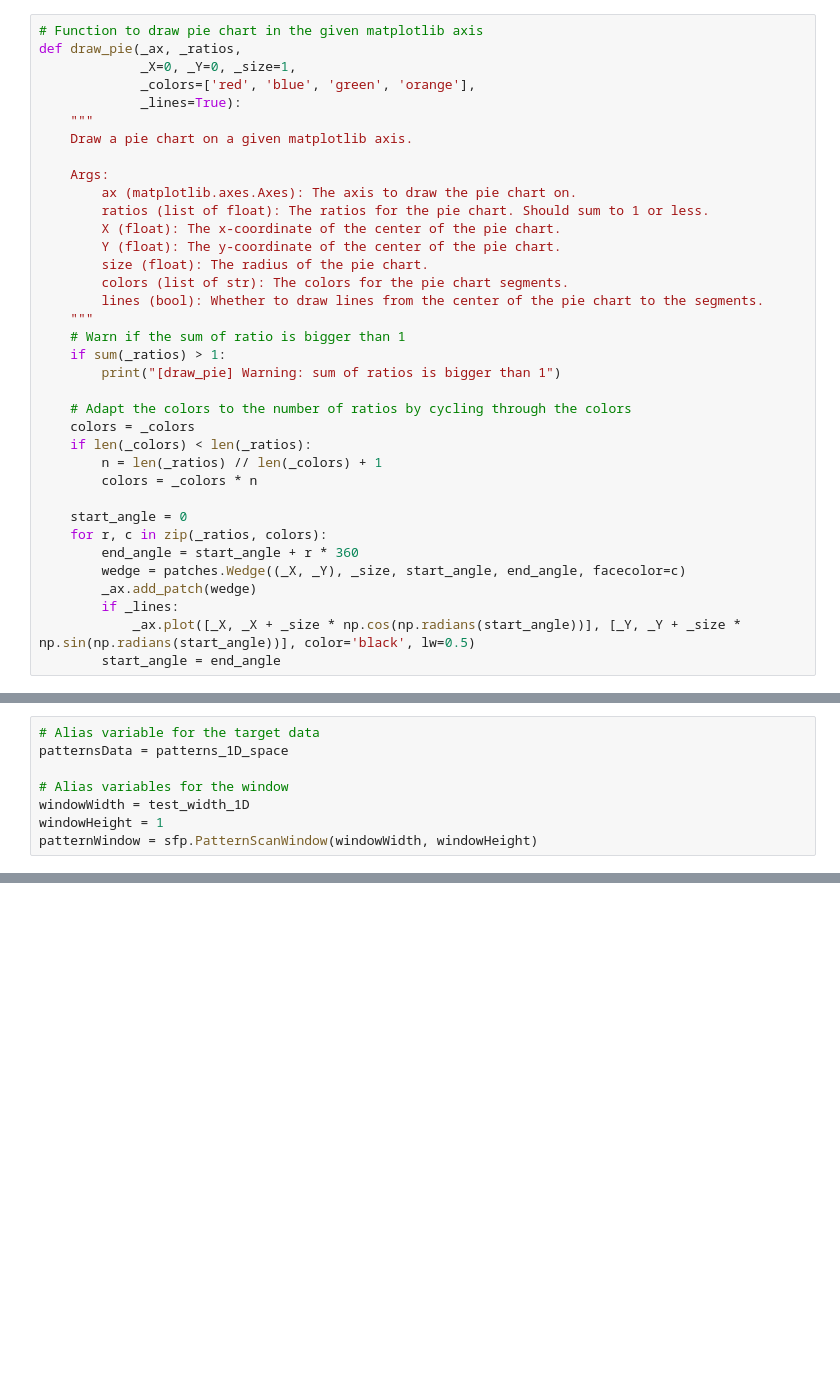
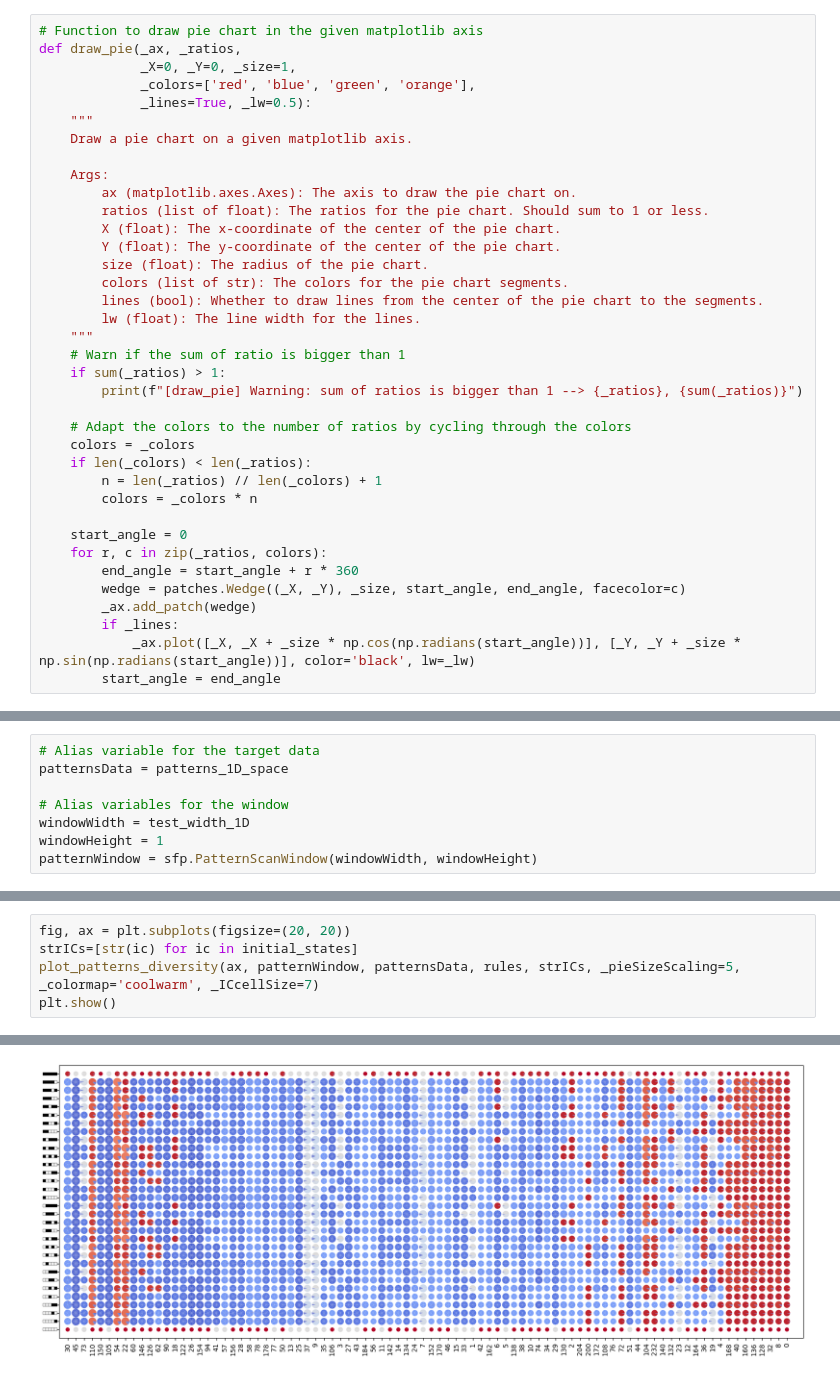
Before and after one commit to LittleCoinCoin/CA_pins, a Jupyter notebook: AnalyzePatternCounts.ipynb, the cells around one changed output, grey strips where cells are left out. Drawn from its saved outputs; the diff is of its cells as text; blank space fills up the shorter version.

```diff
--- a/AnalyzePatternCounts.ipynb
+++ b/AnalyzePatternCounts.ipynb
@@ -82,7 +175,7 @@ print(bitstring_to_array("sgr0sgr1sgr0sgr1"))
 def draw_pie(_ax, _ratios,
              _X=0, _Y=0, _size=1,
              _colors=['red', 'blue', 'green', 'orange'],
-             _lines=True):
+             _lines=True, _lw=0.5):
     """
     Draw a pie chart on a given matplotlib axis.
 
@@ -94,10 +187,11 @@ def draw_pie(_ax, _ratios,
         size (float): The radius of the pie chart.
         colors (list of str): The colors for the pie chart segments.
         lines (bool): Whether to draw lines from the center of the pie chart to the segments.
+        lw (float): The line width for the lines.
     """
     # Warn if the sum of ratio is bigger than 1
     if sum(_ratios) > 1:
-        print("[draw_pie] Warning: sum of ratios is bigger than 1")
+        print(f"[draw_pie] Warning: sum of ratios is bigger than 1 --> {_ratios}, {sum(_ratios)}")
 
     # Adapt the colors to the number of ratios by cycling through the colors
     colors = _colors
@@ -111,7 +205,7 @@ def draw_pie(_ax, _ratios,
         wedge = patches.Wedge((_X, _Y), _size, start_angle, end_angle, facecolor=c)
         _ax.add_patch(wedge)
         if _lines:
-            _ax.plot([_X, _X + _size * np.cos(np.radians(start_angle))], [_Y, _Y + _size * np.sin(np.radians(start_angle))], color='black', lw=0.5)
+            _ax.plot([_X, _X + _size * np.cos(np.radians(start_angle))], [_Y, _Y + _size * np.sin(np.radians(start_angle))], color='black', lw=_lw)
         start_angle = end_angle
 # %% [markdown]
 #### Example
@@ -261,0 +388,6 @@ plt.show()
+# %%
+fig, ax = plt.subplots(figsize=(20, 20))
+strICs=[str(ic) for ic in initial_states]
+plot_patterns_diversity(ax, patternWindow, patternsData, rules, strICs, _pieSizeScaling=5, _colormap='coolwarm', _ICcellSize=7)
+plt.show()
+# %% [output]
@@ -261,0 +411 @@ plt.show()
+[figure, added]
```
Also changed, not shown: parts of 16 cells of this notebook.
